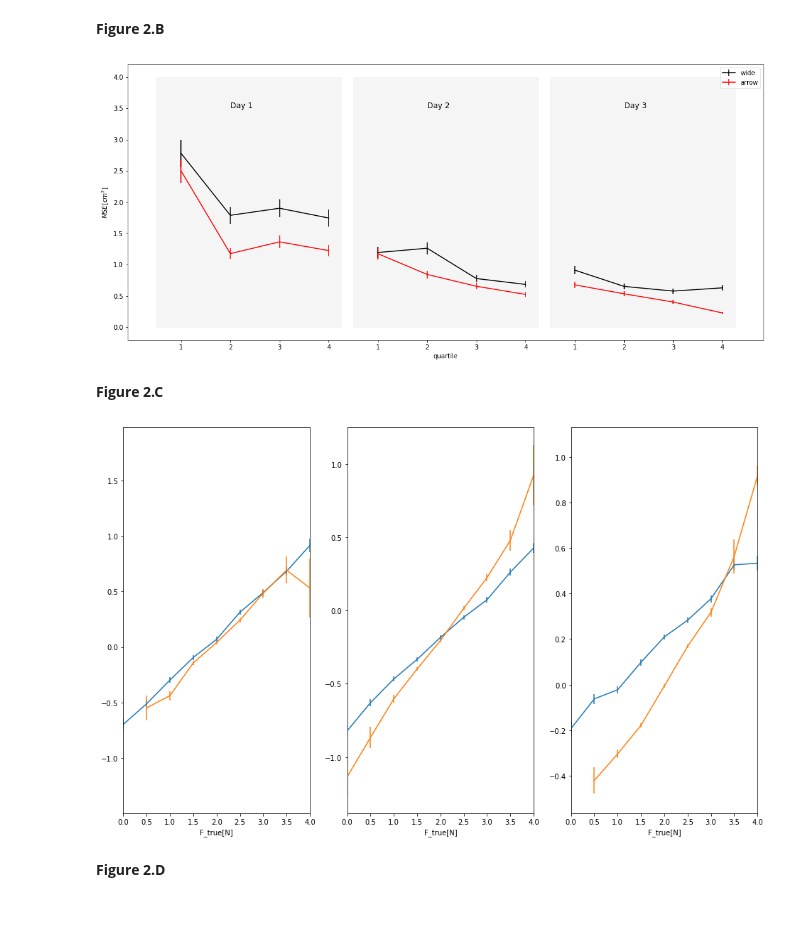
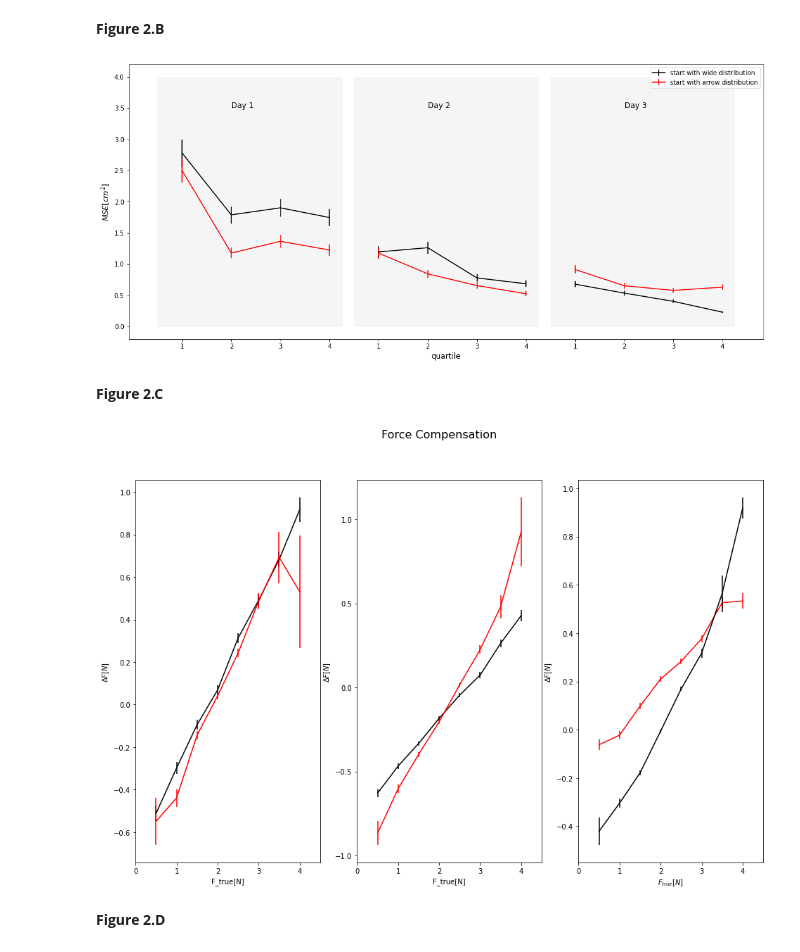
Before and after one commit to gdeside/LGBIO2060_Projects, a Jupyter notebook: Project_1/LGBIO2060_Projet_1_Group_.ipynb, the cells around one changed output. Cells and saved outputs as stored; diff of their text form; code cells hidden in the pictures; blank space fills up the shorter version.

```diff
--- a/Project_1/LGBIO2060_Projet_1_Group_.ipynb
+++ b/Project_1/LGBIO2060_Projet_1_Group_.ipynb
@@ -118,14 +127,14 @@ for k in range(len(x_F_pert_sujet)):
 all_sujet_F_pert  = F_pert.flatten()
 all_sujet_delta_y = delta_y.flatten()
 
-x_F_pert_all_sujet = np.arange(np.nanmin(all_sujet_F_pert)+0.1,np.nanmax(all_sujet_F_pert)-0.1,0.1)
+x_F_pert_all_sujet = np.arange(np.nanmin(all_sujet_F_pert)+0.15,np.nanmax(all_sujet_F_pert)-0.15,0.15)
 
 all_sujet_mean_delta_y = np.zeros(len(x_F_pert_all_sujet))
 all_sujet_std_delta_y  = np.zeros(len(x_F_pert_all_sujet))
 
 
 for k in range(len(x_F_pert_all_sujet)):
-    idx = np.where((all_sujet_F_pert >= (x_F_pert_all_sujet[k]-0.05)) & (all_sujet_F_pert < (x_F_pert_all_sujet[k]+0.05)))
+    idx = np.where((all_sujet_F_pert >= (x_F_pert_all_sujet[k]-0.075)) & (all_sujet_F_pert < (x_F_pert_all_sujet[k]+0.075)))
     all_sujet_mean_delta_y[k] = np.nanmean(all_sujet_delta_y[idx])
     all_sujet_std_delta_y[k]  = np.nanstd(all_sujet_delta_y[idx])/np.sqrt(len(all_sujet_delta_y[idx]))
 # %%
@@ -202,14 +214,14 @@ x_plot_2 = np.arange(9,13,1)
 
 plt.figure(figsize = (18,8))
 
-plt.errorbar(np.arange(1,5,1),wide_mean_quartile_day_one,yerr = wide_std_quartile_day_one,color='black',label="wide")
-plt.errorbar(np.arange(1,5,1),arrow_mean_quartile_day_one,yerr = arrow_std_quartile_day_one,color='red',label="arrow")
+plt.errorbar(np.arange(1,5,1),wide_mean_quartile_day_one,yerr = wide_std_quartile_day_one,color='black',label="start with wide distribution")
+plt.errorbar(np.arange(1,5,1),arrow_mean_quartile_day_one,yerr = arrow_std_quartile_day_one,color='red',label="start with arrow distribution")
 
 plt.errorbar(np.arange(5,9,1),wide_mean_quartile_day_two,yerr = wide_std_quartile_day_two,color='black')
 plt.errorbar(np.arange(5,9,1),arrow_mean_quartile_day_two,yerr = arrow_std_quartile_day_two,color='red')
 
-plt.errorbar(np.arange(9,13,1),wide_mean_quartile_day_three,yerr = wide_std_quartile_day_three,color='black')
-plt.errorbar(np.arange(9,13,1),arrow_mean_quartile_day_three,yerr = arrow_std_quartile_day_three,color='red')
+plt.errorbar(np.arange(9,13,1),wide_mean_quartile_day_three,yerr = wide_std_quartile_day_three,color='red')
+plt.errorbar(np.arange(9,13,1),arrow_mean_quartile_day_three,yerr = arrow_std_quartile_day_three,color='black')
 
 
 plt.fill_between(np.arange(0.5,4.5,0.25),np.ones(16)*4, color='whitesmoke')
@@ -219,13 +231,13 @@ plt.text(6, 3.5, 'Day 2',size="12")
 plt.fill_between(np.arange(8.5,12.5,0.25),np.ones(16)*4, color='whitesmoke')
 plt.text(10, 3.5, 'Day 3',size="12")
 
-plt.xlabel("quartile")
-plt.ylabel("$MSE[cm^{2}]$")
+plt.xlabel("quartile",size="12")
+plt.ylabel("$MSE[cm^{2}]$",size="12")
 plt.legend()
 plt.xticks(np.arange(1,13,1),[1,2,3,4,1,2,3,4,1,2,3,4])
 plt.show()
 # %% [output]
-[figure, old version]
+[figure, new version]
 # %% [markdown]
 **Figure 2.C**
 # %%
@@ -280,9 +292,9 @@ delta_f_day_two_arrow_f   = delta_f_day_two_arrow.flatten()
 delta_f_day_three_wide_f  = delta_f_day_three_wide.flatten()
 delta_f_day_three_arrow_f = delta_f_day_three_arrow.flatten()
 
-graph_1_x = np.arange(-1,6,0.5)
-graph_2_x = np.arange(-1.5,6,0.5)
-graph_3_x = np.arange(-1,5.5,0.5)
+graph_1_x = np.arange(0.5,4.5,0.5)
+graph_2_x = np.arange(0.5,4.5,0.5)
+graph_3_x = np.arange(0.5,4.5,0.5)
 
 
 delta_f_mean_day_one_wide    = np.zeros(len(graph_1_x))
@@ -331,28 +343,31 @@ for k in range(len(graph_3_x)):
     delta_f_std_day_three_wide[k]  = np.nanstd(delta_f_day_three_wide_f[idx3_wide])/np.sqrt(len(delta_f_day_three_wide_f[idx3_wide]))
     delta_f_std_day_three_arrow[k] = np.nanstd(delta_f_day_three_arrow_f[idx3_arrow])/np.sqrt(len(delta_f_day_three_arrow_f[idx3_arrow]))
 # %%
-plt.figure(figsize=(16,10))
-#plt.title("Figure 2.D")
+fig = plt.figure(figsize=(16,10))
+fig.suptitle("Force Compensation",size="16")
 plt.subplot(131)
-plt.errorbar(graph_1_x,delta_f_mean_day_one_wide,yerr=delta_f_std_day_one_wide)
-plt.errorbar(graph_1_x,delta_f_mean_day_one_arrow,yerr=delta_f_std_day_one_arrow)
-plt.xlim(0,4)
+plt.errorbar(graph_1_x,delta_f_mean_day_one_wide,yerr=delta_f_std_day_one_wide,c="black")
+plt.errorbar(graph_1_x,delta_f_mean_day_one_arrow,yerr=delta_f_std_day_one_arrow,c="red")
+plt.xlim(0,4.5)
 plt.xlabel("F_true[N]")
+plt.ylabel("$\Delta F [N]$")
 
 plt.subplot(132)
-plt.errorbar(graph_2_x,delta_f_mean_day_two_wide,yerr=delta_f_std_day_two_wide)
-plt.errorbar(graph_2_x,delta_f_mean_day_two_arrow,yerr=delta_f_std_day_two_arrow)
-plt.xlim(0,4)
+plt.errorbar(graph_2_x,delta_f_mean_day_two_wide,yerr=delta_f_std_day_two_wide,c="black")
+plt.errorbar(graph_2_x,delta_f_mean_day_two_arrow,yerr=delta_f_std_day_two_arrow,c="red")
+plt.xlim(0,4.5)
 plt.xlabel("F_true[N]")
+plt.ylabel("$\Delta F [N]$")
 
 plt.subplot(133)
-plt.errorbar(graph_3_x,delta_f_mean_day_three_wide,yerr=delta_f_std_day_three_wide)
-plt.errorbar(graph_3_x,delta_f_mean_day_three_arrow,yerr=delta_f_std_day_three_arrow)
-plt.xlim(0,4)
-plt.xlabel("F_true[N]")
+plt.errorbar(graph_3_x,delta_f_mean_day_three_wide,yerr=delta_f_std_day_three_wide,c="red")
+plt.errorbar(graph_3_x,delta_f_mean_day_three_arrow,yerr=delta_f_std_day_three_arrow,c="black")
+plt.xlim(0,4.5)
+plt.xlabel("$F_{true} [N]$")
+plt.ylabel("$\Delta F [N]$")
 plt.show()
 # %% [output]
-[figure, old version]
+[figure, new version]
 # %% [markdown]
 **Figure 2.D**
 # %%
```
Also changed, not shown: parts of 15 cells of this notebook, 1 other file.
